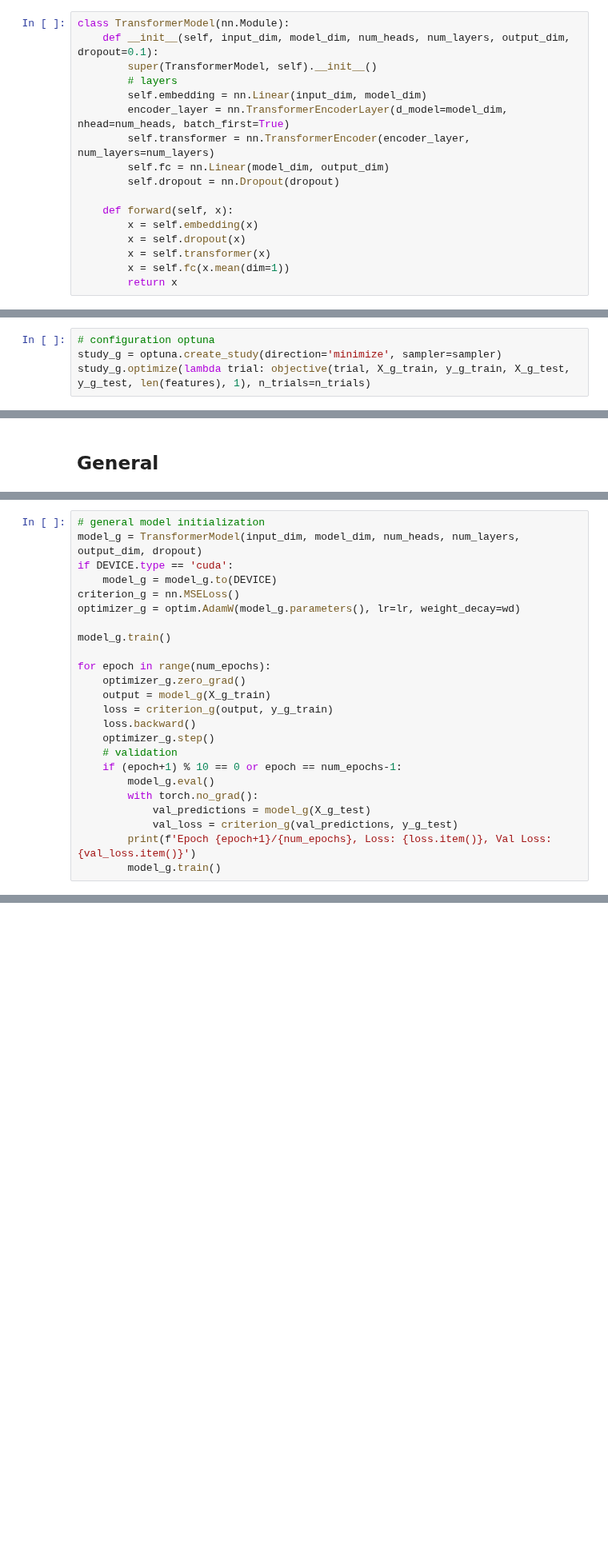
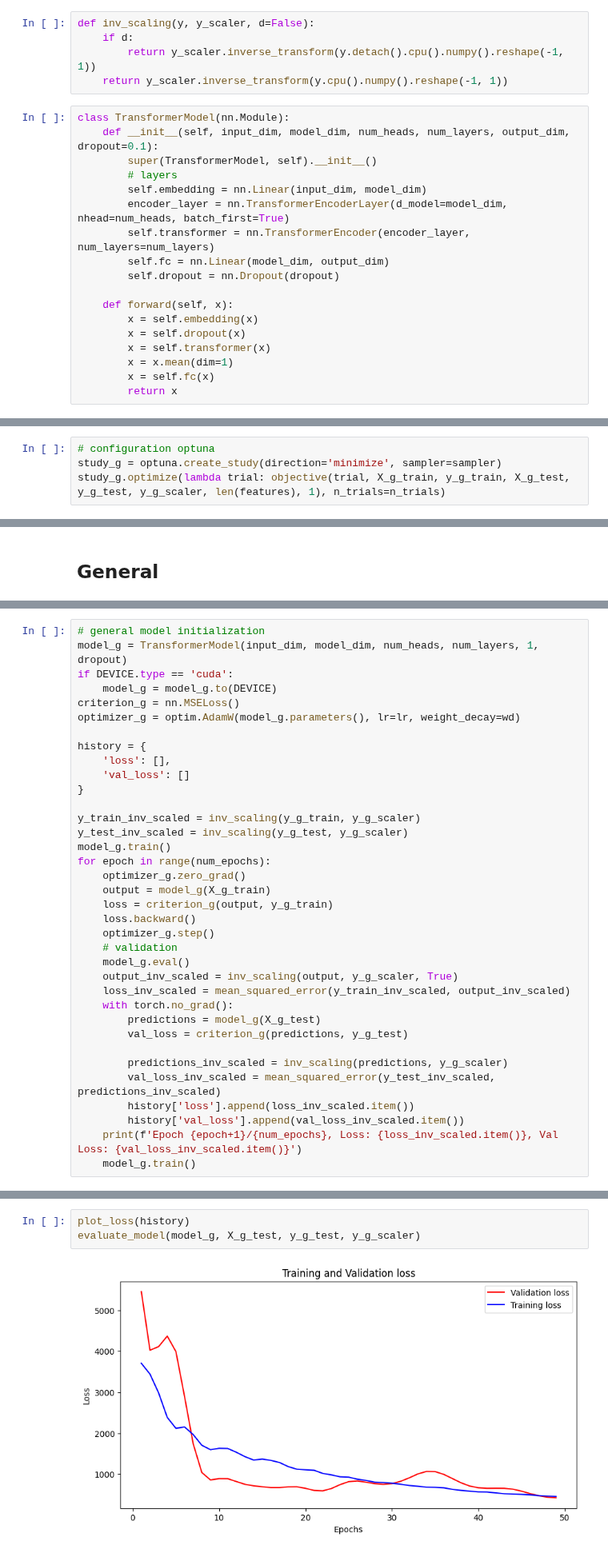
Before and after one commit to FrancoCabezasPoblete/resource-prediction-study, a Jupyter notebook: notebooks/modelTransformer.ipynb, the cells around one changed output, grey strips where cells are left out. Shown at 80% size. Drawn from its saved outputs; the diff is of its cells as text; blank space fills up the shorter version.

```diff
--- a/notebooks/modelTransformer.ipynb
+++ b/notebooks/modelTransformer.ipynb
@@ -184,6 +196,11 @@ if DEVICE.type == 'cuda':
 	y_mm_test = y_mm_test.to(DEVICE)
 # %% [markdown]
 # Model
+# %%
+def inv_scaling(y, y_scaler, d=False):
+    if d:
+        return y_scaler.inverse_transform(y.detach().cpu().numpy().reshape(-1, 1))
+    return y_scaler.inverse_transform(y.cpu().numpy().reshape(-1, 1))
 # %%
 class TransformerModel(nn.Module):
 	def __init__(self, input_dim, model_dim, num_heads, num_layers, output_dim, dropout=0.1):
@@ -199,6 +216,7 @@ class TransformerModel(nn.Module):
 		x = self.embedding(x)
 		x = self.dropout(x)
 		x = self.transformer(x)
-		x = self.fc(x.mean(dim=1))
+		x = x.mean(dim=1)
+		x = self.fc(x)
 		return x
 # %%
@@ -249,5 +272,5 @@ study_mm = None
 # %%
 # configuration optuna
 study_g = optuna.create_study(direction='minimize', sampler=sampler)
-study_g.optimize(lambda trial: objective(trial, X_g_train, y_g_train, X_g_test, y_g_test, len(features), 1), n_trials=n_trials)
+study_g.optimize(lambda trial: objective(trial, X_g_train, y_g_train, X_g_test, y_g_test, y_g_scaler, len(features), 1), n_trials=n_trials)
 # %% [output]
@@ -375,14 +450,20 @@ else:
 	num_epochs = 35
 # %%
 # general model initialization
-model_g = TransformerModel(input_dim, model_dim, num_heads, num_layers, output_dim, dropout)
+model_g = TransformerModel(input_dim, model_dim, num_heads, num_layers, 1, dropout)
 if DEVICE.type == 'cuda':
 	model_g = model_g.to(DEVICE)
 criterion_g = nn.MSELoss()
 optimizer_g = optim.AdamW(model_g.parameters(), lr=lr, weight_decay=wd)
 
+history = {
+	'loss': [],
+	'val_loss': []
+}
+
+y_train_inv_scaled = inv_scaling(y_g_train, y_g_scaler)
+y_test_inv_scaled = inv_scaling(y_g_test, y_g_scaler)
 model_g.train()
-
 for epoch in range(num_epochs):
 	optimizer_g.zero_grad()
 	output = model_g(X_g_train)
@@ -390,11 +471,17 @@ for epoch in range(num_epochs):
 	loss.backward()
 	optimizer_g.step()
 	# validation
-	if (epoch+1) % 10 == 0 or epoch == num_epochs-1:
-		model_g.eval()
-		with torch.no_grad():
-			val_predictions = model_g(X_g_test)
-			val_loss = criterion_g(val_predictions, y_g_test)
-		print(f'Epoch {epoch+1}/{num_epochs}, Loss: {loss.item()}, Val Loss: {val_loss.item()}')
-		model_g.train()
+	model_g.eval()
+	output_inv_scaled = inv_scaling(output, y_g_scaler, True)
+	loss_inv_scaled = mean_squared_error(y_train_inv_scaled, output_inv_scaled)
+	with torch.no_grad():
+		predictions = model_g(X_g_test)
+		val_loss = criterion_g(predictions, y_g_test)
+
+		predictions_inv_scaled = inv_scaling(predictions, y_g_scaler)
+		val_loss_inv_scaled = mean_squared_error(y_test_inv_scaled, predictions_inv_scaled)
+		history['loss'].append(loss_inv_scaled.item())
+		history['val_loss'].append(val_loss_inv_scaled.item())
+	print(f'Epoch {epoch+1}/{num_epochs}, Loss: {loss_inv_scaled.item()}, Val Loss: {val_loss_inv_scaled.item()}')
+	model_g.train()
 # %% [output]
@@ -411,0 +505,5 @@ MSE: 66.28256225585938 - RMSE: 8.141409873962402 - MAE: 5.510138511657715
+# %%
+plot_loss(history)
+evaluate_model(model_g, X_g_test, y_g_test, y_g_scaler)
+# %% [output]
+[figure, added]
```
Also changed, not shown: parts of 27 cells of this notebook, 38 other files.
